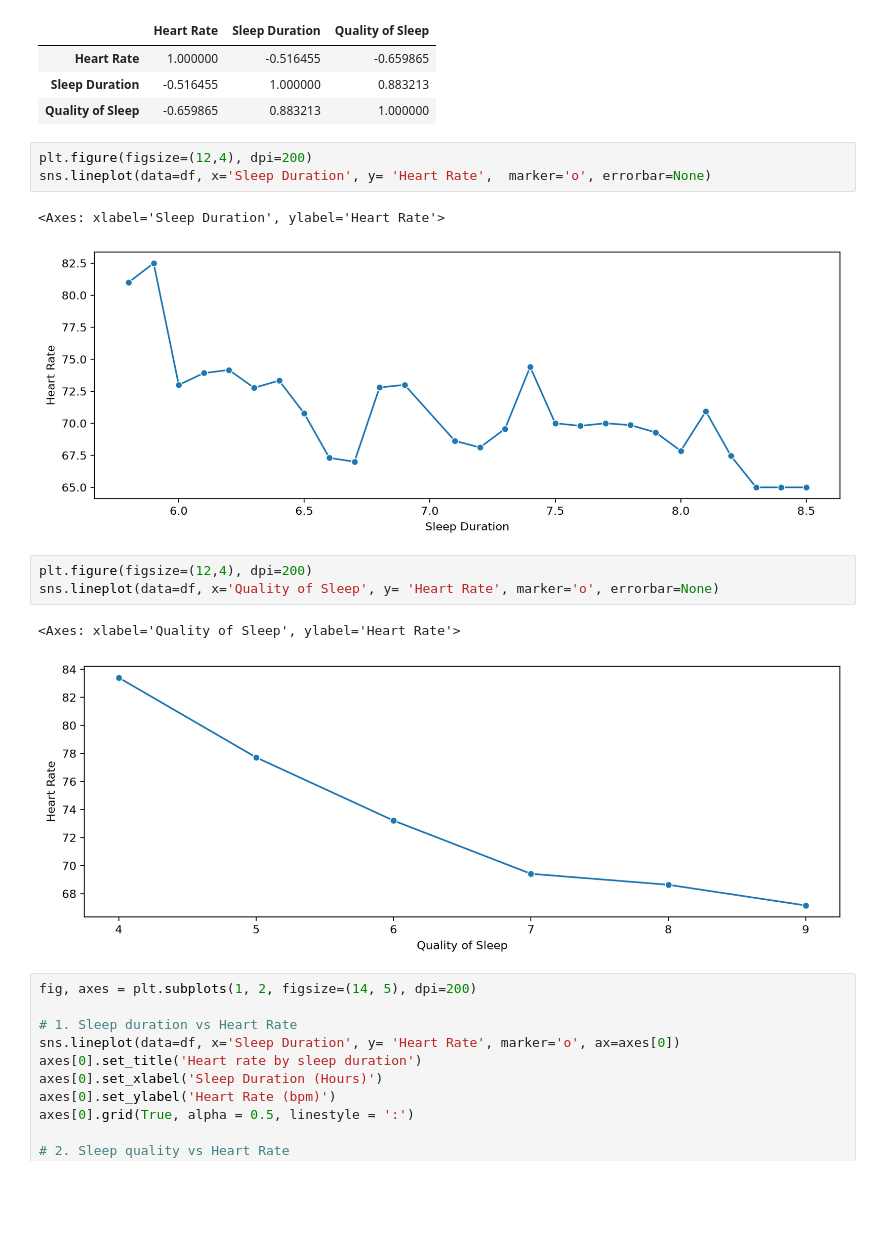
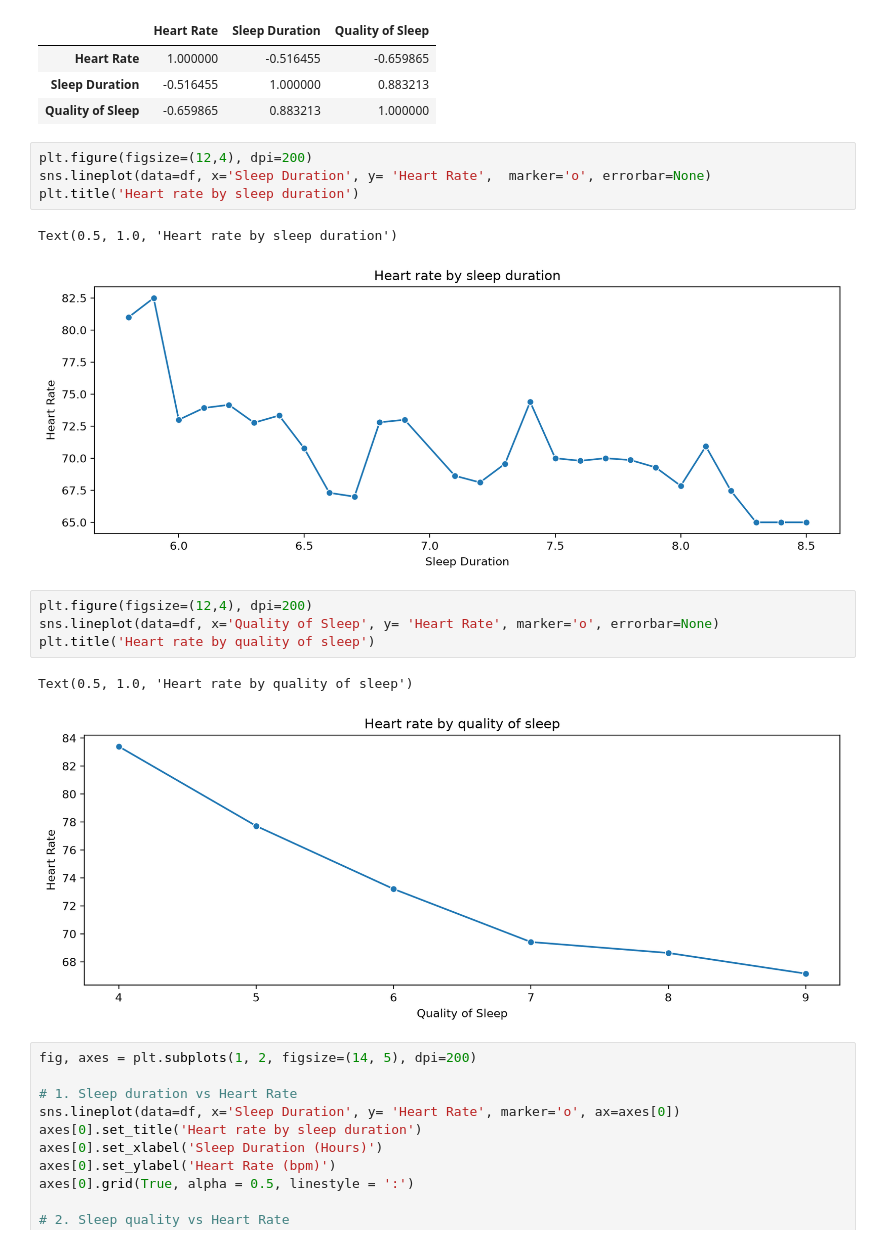
Before and after one commit to SabinaSid/Welness_sleep_analysis, a Jupyter notebook: Notebooks/eda_sleep_analysis.ipynb, the cells around one changed output. Cells and saved outputs as stored; diff of their text form; blank space fills up the shorter version.

```diff
--- a/Notebooks/eda_sleep_analysis.ipynb
+++ b/Notebooks/eda_sleep_analysis.ipynb
@@ -161,15 +161,17 @@ df[['Heart Rate', 'Sleep Duration', 'Quality of Sleep']].corr()
 # %%
 plt.figure(figsize=(12,4), dpi=200)
 sns.lineplot(data=df, x='Sleep Duration', y= 'Heart Rate',  marker='o', errorbar=None)
+plt.title('Heart rate by sleep duration')
 # %% [output]
-<Axes: xlabel='Sleep Duration', ylabel='Heart Rate'>
+Text(0.5, 1.0, 'Heart rate by sleep duration')
-[figure, old version]
+[figure, new version]
 # %%
 plt.figure(figsize=(12,4), dpi=200)
 sns.lineplot(data=df, x='Quality of Sleep', y= 'Heart Rate', marker='o', errorbar=None)
+plt.title('Heart rate by quality of sleep')
 # %% [output]
-<Axes: xlabel='Quality of Sleep', ylabel='Heart Rate'>
+Text(0.5, 1.0, 'Heart rate by quality of sleep')
-[figure, old version]
+[figure, new version]
 # %%
 fig, axes = plt.subplots(1, 2, figsize=(14, 5), dpi=200)
 
```
Also changed, not shown: parts of 6 cells of this notebook.
